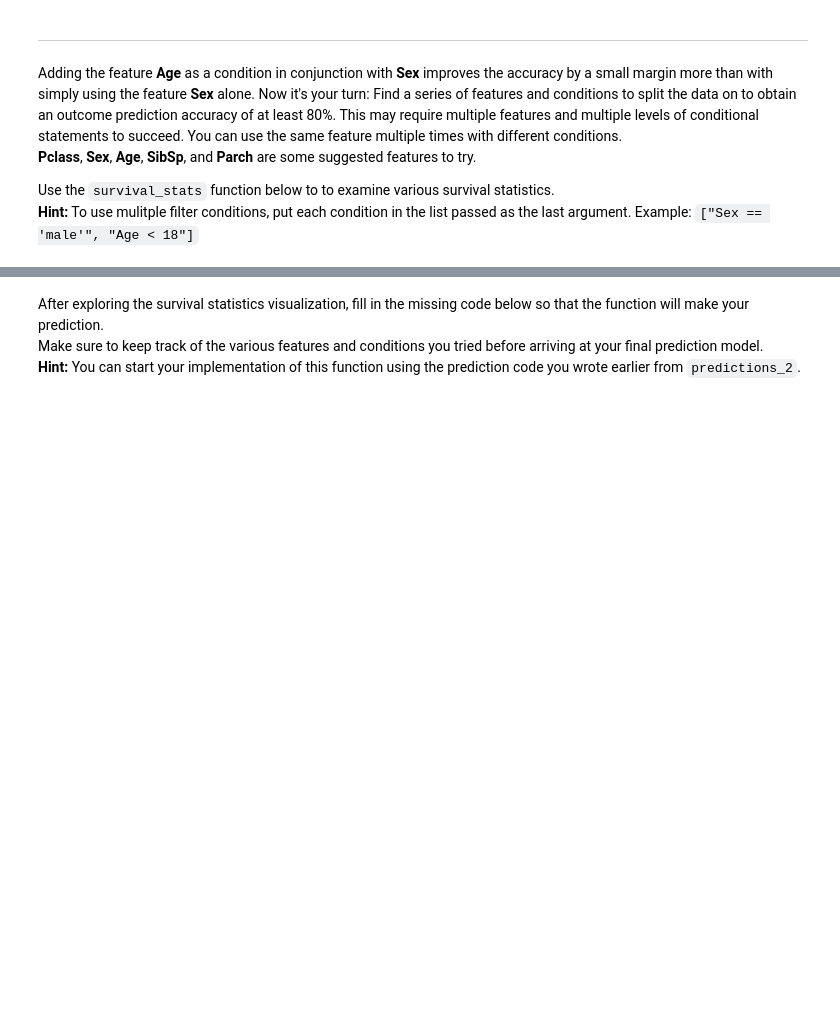
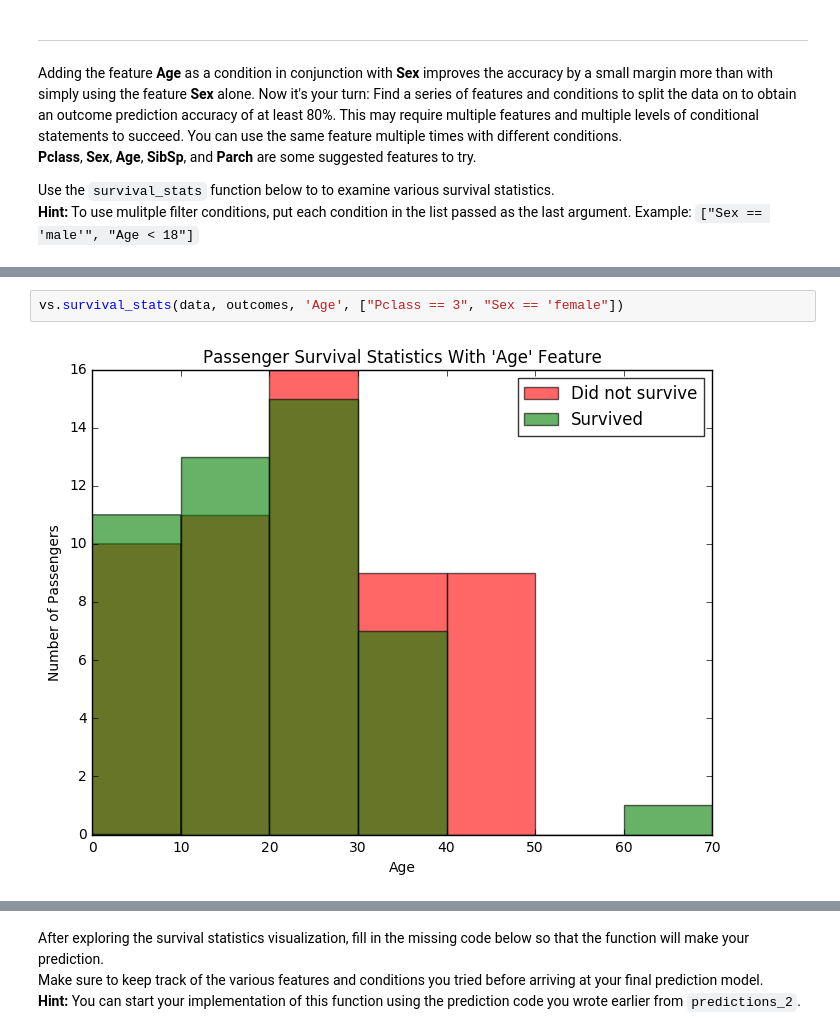
Before and after one commit to mspbannister/mlnd-p0-titanic, a Jupyter notebook: titanic_survival_exploration.ipynb, the cells around one changed output, grey strips where cells are left out. Drawn from its saved outputs; the diff is of its cells as text; blank space fills up the shorter version.

```diff
--- a/titanic_survival_exploration.ipynb
+++ b/titanic_survival_exploration.ipynb
@@ -215,0 +220,4 @@ Use the `survival_stats` function below to to examine various survival statistic
+# %%
+vs.survival_stats(data, outcomes, 'Age', ["Pclass == 3", "Sex == 'female"])
+# %% [output]
+[figure, added]
```
Also changed, not shown: parts of 7 cells of this notebook.
